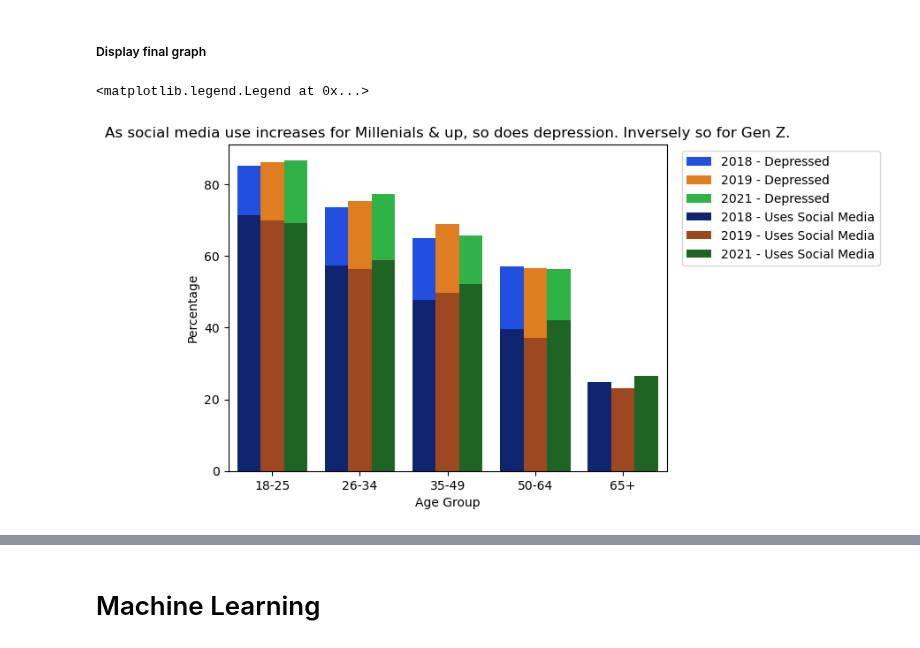
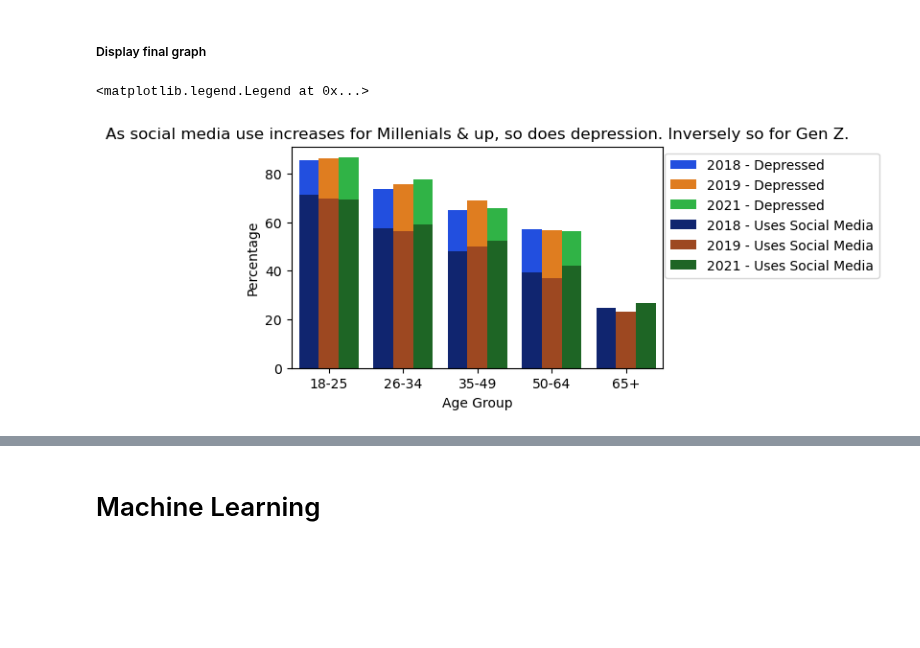
Before and after one commit to uic-cs418/group-project-gamon, a Jupyter notebook: main.ipynb, the cells around one changed output, grey strips where cells are left out. Saved outputs shown, nothing was run; the diff lists cells and outputs as text; code cells hidden in the pictures; blank space fills up the shorter version.

Commit message:
trimmed Visualization part

```diff
--- a/main.ipynb
+++ b/main.ipynb
@@ -41,15 +36,7 @@ After manually going through the codebooks and choosing variables that we want t
 # %%
-NSDUH2021Cols = ["AGE3","IRSEX","AUINPYR","AURXYR","YEATNDYR","YESCHFLT","YEPRBSLV","DSTNRV30","DSTHOP30","DSTCHR30","DSTNGD30","DSTWORST","DSTNRV12","DSTHOP12","DSTCHR12","DSTNGD12","IMPCONCN","IMPGOUT","IMPPEOP","IMPSOC","IMPSOCM","SUICTHNK","SUIPLANYR","ADDPREV"]
-NSDUH201819Cols = ["AGE2", "IRSEX", "AUINPYR","AURXYR","YEATNDYR","YESCHFLT","YEPRBSLV","DSTNRV30","DSTHOP30","DSTCHR30","DSTNGD30","DSTWORST","DSTNRV12","DSTHOP12","DSTCHR12","DSTNGD12","IMPCONCN","IMPGOUT","IMPPEOP","IMPSOC","IMPSOCM","SUICTHNK","ADDPREV"]
-CoreTrends2021Cols = ["web1a", "web1b", "web1c", "web1d", "web1e","sns2a", "sns2b", "sns2c", "sns2d", "sns2e","gender", "age"]
-CoreTrends2019Cols = ["web1a", "web1b", "web1c", "web1d", "web1e","sns2a", "sns2b", "sns2c", "sns2d", "sns2e","sex", "age"]
-CoreTrends2018Cols = ["web1a", "web1b", "web1c", "web1d", "web1e","sns2a", "sns2b", "sns2c", "sns2d", "sns2e","sex", "age"]
+NSDUH2021Cols = ["AGE3","IRSEX","AUINPYR","AURXYR","YEATNDYR","YESCHFLT","YEPRBSLV","DSTNRV30","DSTHOP30","DSTCHR30","DSTNGD30","DSTWORST","DSTNRV12","DSTHOP12","DSTCHR12","DSTNGD12","IMPCONCN","IMPGOUT","IMPPEOP","IMPSOC","IMPSOCM","SUICTHNK","SUIPLANYR","ADDPREV"]; NSDUH201819Cols = ["AGE2", "IRSEX", "AUINPYR","AURXYR","YEATNDYR","YESCHFLT","YEPRBSLV","DSTNRV30","DSTHOP30","DSTCHR30","DSTNGD30","DSTWORST","DSTNRV12","DSTHOP12","DSTCHR12","DSTNGD12","IMPCONCN","IMPGOUT","IMPPEOP","IMPSOC","IMPSOCM","SUICTHNK","ADDPREV"]
+CoreTrends2021Cols = ["web1a", "web1b", "web1c", "web1d", "web1e","sns2a", "sns2b", "sns2c", "sns2d", "sns2e","gender", "age"]; CoreTrends2019Cols = ["web1a", "web1b", "web1c", "web1d", "web1e","sns2a", "sns2b", "sns2c", "sns2d", "sns2e","sex", "age"]; CoreTrends2018Cols = ["web1a", "web1b", "web1c", "web1d", "web1e","sns2a", "sns2b", "sns2c", "sns2d", "sns2e","sex", "age"]
 
-NSDUH2019_wantedCols = getWantedColumns(NSDUH2019, NSDUH201819Cols)
-NSDUH2018_wantedCols = getWantedColumns(NSDUH2018, NSDUH201819Cols)
-NSDUH2021_wantedCols = getWantedColumns(NSDUH2021, NSDUH2021Cols)
-
-CoreTrends2021_wantedCols = getWantedColumns(CoreTrends2021, CoreTrends2021Cols)
-CoreTrends2019_wantedCols = getWantedColumns(CoreTrends2019, CoreTrends2019Cols)
-CoreTrends2018_wantedCols = getWantedColumns(CoreTrends2018, CoreTrends2018Cols)
+NSDUH2019_wantedCols = getWantedColumns(NSDUH2019, NSDUH201819Cols); NSDUH2018_wantedCols = getWantedColumns(NSDUH2018, NSDUH201819Cols); NSDUH2021_wantedCols = getWantedColumns(NSDUH2021, NSDUH2021Cols)
+CoreTrends2021_wantedCols = getWantedColumns(CoreTrends2021, CoreTrends2021Cols); CoreTrends2019_wantedCols = getWantedColumns(CoreTrends2019, CoreTrends2019Cols); CoreTrends2018_wantedCols = getWantedColumns(CoreTrends2018, CoreTrends2018Cols)
 # %% [markdown]
@@ -74,40 +59,30 @@ This is where we clean up the datasets and convert it to a more usable format. C
 <br>Rename AGE2/AGE3 column to age, for consistency
 <br>Drop null values
 # %%
-CoreTrends_id = ['age']
-CoreTrends_values = ["web1a", "web1b", "web1c", "web1d", "web1e"]
-NSDUH_id=['AGE2']
-NSDUH_values = ['DSTCHR12']
+CoreTrends_id = ['age']; CoreTrends_values = ["web1a", "web1b", "web1c", "web1d", "web1e"]
+NSDUH_id=['AGE2']; NSDUH_values = ['DSTCHR12']
 
-CoreTrends2018_long = cleanUpCoreTrends(CoreTrends2018_wantedCols, CoreTrends_id, CoreTrends_values)
-CoreTrends2019_long = cleanUpCoreTrends(CoreTrends2019_wantedCols, CoreTrends_id, CoreTrends_values)
-CoreTrends2021_long = cleanUpCoreTrends(CoreTrends2021_wantedCols, CoreTrends_id, CoreTrends_values)
-NSDUH2018_long = cleanUpNSDUH(NSDUH2018_wantedCols,NSDUH_id,NSDUH_values)
-NSDUH2019_long = cleanUpNSDUH(NSDUH2019_wantedCols,NSDUH_id,NSDUH_values)
-NSDUH2021_long = cleanUpNSDUH(NSDUH2021_wantedCols,['AGE3'],NSDUH_values)
+CoreTrends2018_long = cleanUpCoreTrends(CoreTrends2018_wantedCols, CoreTrends_id, CoreTrends_values); CoreTrends2019_long = cleanUpCoreTrends(CoreTrends2019_wantedCols, CoreTrends_id, CoreTrends_values); CoreTrends2021_long = cleanUpCoreTrends(CoreTrends2021_wantedCols, CoreTrends_id, CoreTrends_values)
+NSDUH2018_long = cleanUpNSDUH(NSDUH2018_wantedCols,NSDUH_id,NSDUH_values); NSDUH2019_long = cleanUpNSDUH(NSDUH2019_wantedCols,NSDUH_id,NSDUH_values); NSDUH2021_long = cleanUpNSDUH(NSDUH2021_wantedCols,['AGE3'],NSDUH_values)
 # %% [markdown]
 ##### Get Percentages
 # %%
-percDepressed_NSDUH2018 = getPercentage(NSDUH2018_long, "Depressed", "age", 2018)
-percDepressed_NSDUH2019 = getPercentage(NSDUH2019_long, "Depressed", "age", 2019)
-percDepressed_NSDUH2021 = getPercentage(NSDUH2021_long, "Depressed", "age", 2021)
-SMUse_sum_CoreTrends2018 = getPercentage(CoreTrends2018_long, "Uses Social Media", "age", 2018)
-SMUse_sum_CoreTrends2019 = getPercentage(CoreTrends2019_long, "Uses Social Media", "age", 2019)
-SMUse_sum_CoreTrends2021 = getPercentage(CoreTrends2021_long, "Uses Social Media", "age", 2021)
+percDepressed_NSDUH2018 = getPercentage(NSDUH2018_long, "Depressed", "age", 2018); percDepressed_NSDUH2019 = getPercentage(NSDUH2019_long, "Depressed", "age", 2019); percDepressed_NSDUH2021 = getPercentage(NSDUH2021_long, "Depressed", "age", 2021)
+SMUse_sum_CoreTrends2018 = getPercentage(CoreTrends2018_long, "Uses Social Media", "age", 2018); SMUse_sum_CoreTrends2019 = getPercentage(CoreTrends2019_long, "Uses Social Media", "age", 2019); SMUse_sum_CoreTrends2021 = getPercentage(CoreTrends2021_long, "Uses Social Media", "age", 2021)
 
 CoreTrends_SMUseSum_concat = pd.concat([SMUse_sum_CoreTrends2018,SMUse_sum_CoreTrends2019, SMUse_sum_CoreTrends2021])
 NSDUH_concat = pd.concat([percDepressed_NSDUH2018,percDepressed_NSDUH2019,percDepressed_NSDUH2021])
 # %% [markdown]
 ##### Display final graph
 # %%
+plt.figure(figsize=(5, 3))
 sns.barplot(data=NSDUH_concat, x='age', y='percentage',hue='dataset', palette='bright')
 sns.barplot(data=CoreTrends_SMUseSum_concat, x='age', y='percentage', hue='dataset' ,palette='dark')
-
 plt.title("As social media use increases for Millenials & up, so does depression. Inversely so for Gen Z.")
 plt.ylabel("Percentage")
 plt.xlabel("Age Group")
-plt.legend(loc='upper right', bbox_to_anchor=(1.5, 1))
+plt.legend(loc='upper right', bbox_to_anchor=(1.6, 1))
 # %% [output]
 <matplotlib.legend.Legend at 0x...>
-[figure, old version]
+[figure, new version]
 # %% [markdown]
```
Also changed, not shown: parts of 10 cells of this notebook.
